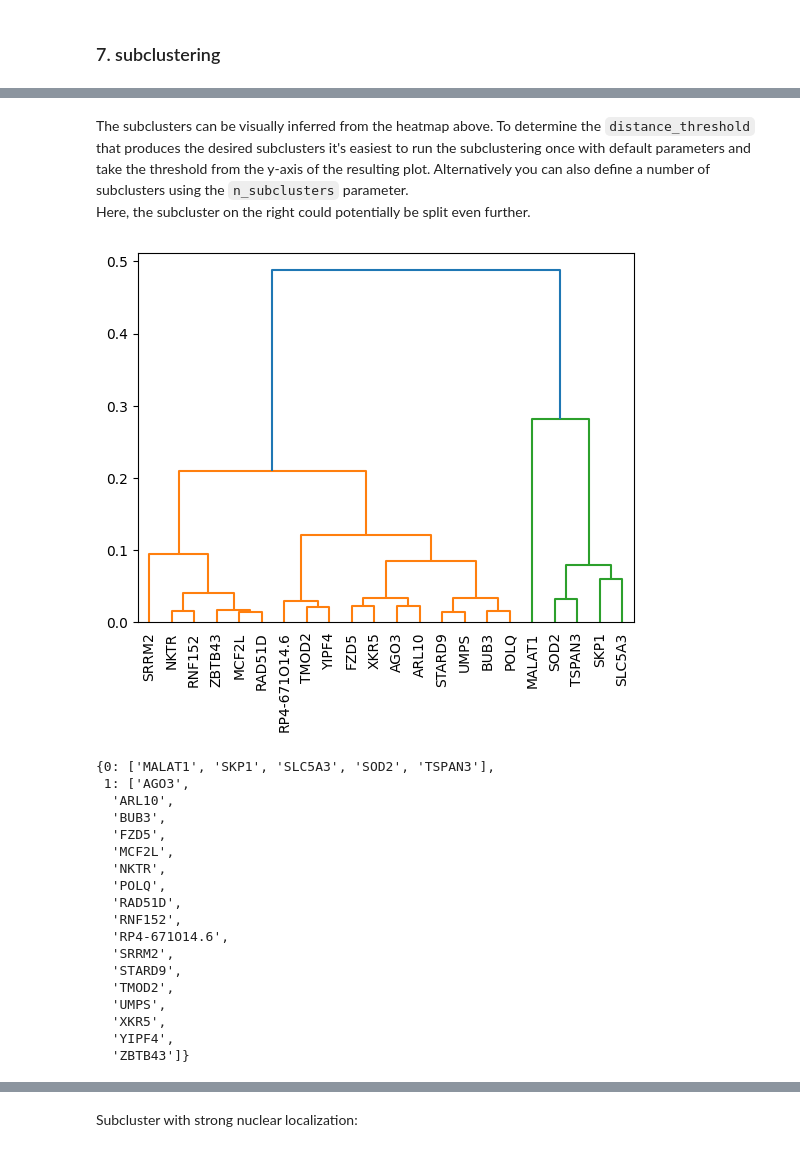
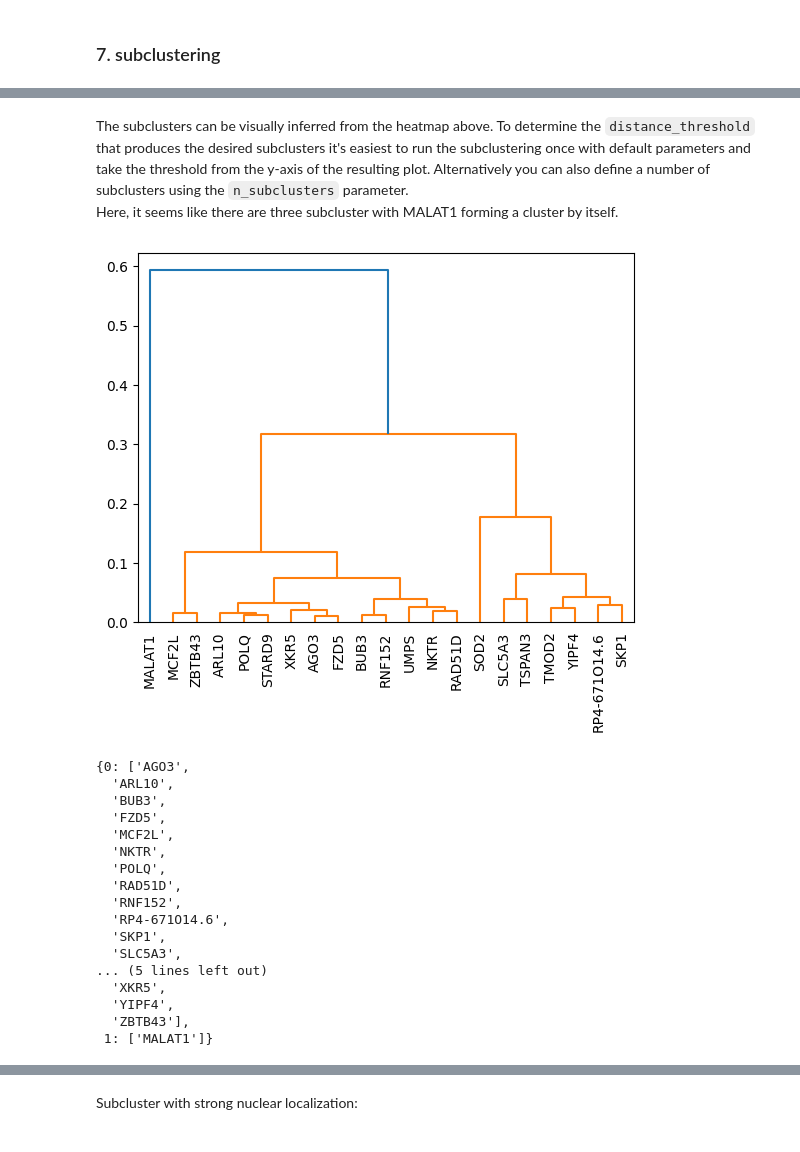
Before and after one commit to rajewsky-lab/pytrance, a Jupyter notebook: docs/tutorials/cell_line_u2os.ipynb, the cells around one changed output, grey strips where cells are left out. Cells and saved outputs as stored; diff of their text form; code cells hidden in the pictures.

```diff
--- a/docs/tutorials/cell_line_u2os.ipynb
+++ b/docs/tutorials/cell_line_u2os.ipynb
@@ -46,10 +36,10 @@ z_key = None
 # %% [markdown]
 The data has to be in anndata format with observations corresponding to single transcripts.
 # %%
-adata_cellular = sc.read_h5ad('data/u2os_merfish.h5ad')
+adata_cellular = pt.data.load_example()
 
 # subset and filter data
-if type(batches) is str:
+if batches == 'all':
     batch_list_str = adata_cellular.obs['batch'].unique()
     batch_list_int = [int(b) for b in batch_list_str]
 else:
@@ -59,7 +49,7 @@ else:
 adata_cellular_filtered = adata_cellular[adata_cellular.obs['batch'].isin(batch_list_str)].copy()
 adata_cellular_filtered.uns['points'] = adata_cellular_filtered.uns['points'][adata_cellular_filtered.uns['points']['batch'].isin(batch_list_int)].copy()
 
-# make one hot encoded matrix for transcripts
+# create one hot encoded matrix for transcripts
 genes_one_hot = OneHotEncoder().fit(np.sort(adata_cellular_filtered.uns['points'][gene_key].unique()).reshape(-1, 1)).transform(adata_cellular_filtered.uns['points'][gene_key].values.reshape(-1, 1))
 
 # create anndata object from dataframe
@@ -74,9 +64,9 @@ del genes_one_hot
 # filter by gene count
 genes_to_keep = adata.var_names[np.asarray(adata.X.sum(axis=0))[0] > min_gene_counts]
 adata = adata[adata.obs[gene_key].isin(genes_to_keep), genes_to_keep].copy()
-#filter by cell counts
+# filter by cell counts
 cell_counts = adata.obs[cell_key].value_counts()
-cells_to_keep = cell_counts.index[(cell_counts > max(min_cell_counts, n_neighbors))]
+cells_to_keep = cell_counts.index[(cell_counts > min_cell_counts)]
 adata = adata[adata.obs[cell_key].isin(cells_to_keep)].copy()
 adata.obs = adata.obs.reset_index(drop=True)
 
@@ -152,9 +163,12 @@ graph_kwargs = {
     'include_self': include_self
     }
 
+loader_generator = Generator()
+loader_generator.manual_seed(RANDOM_SEED)
+
 cell_indices = adata.obs.groupby(cell_key).indices
 data = pt.data.CellData(adata, cell_indices, graph_kwargs, seed=RANDOM_SEED)
-train_loader = DataLoader(data, batch_size=batch_size)
+train_loader = DataLoader(data, batch_size=batch_size, generator=loader_generator)
 # %% [output]
 preparing data loader ...
 setting up torch data set ...
@@ -168,8 +182,10 @@ pt.gnn.train(model,
              optimiser,
              device,
              embeds_shape,
-             epochs,
-             save_steps=None)
+             5,
+             save_steps=None,
+             save_final=False,
+             seed=RANDOM_SEED)
 
 embeds = pt.gnn.compute_embeddings(model, train_loader, embeds_shape)
 # %% [output]
@@ -247,7 +266,7 @@ detected 5 clusters
 ### 5. explore clusters visually
 # %%
 cluster = 2
-clustering_algo = 'leiden_ft'
+clustering_algo = 'leiden_elbow'
 gene_set = adata.var_names[adata.var[clustering_algo] == cluster]
 
 # sample random cells
@@ -317,20 +336,19 @@ plt.show()
 # %% [markdown]
 The subclusters can be visually inferred from the heatmap above. To determine the `distance_threshold` that produces the desired subclusters it's easiest to run the subclustering once with default parameters and take the threshold from the y-axis of the resulting plot. Alternatively you can also define a number of subclusters using the `n_subclusters` parameter.
-Here, the subcluster on the right could potentially be split even further.
+Here, it seems like there are three subcluster with MALAT1 forming a cluster by itself.
 # %%
+# default, only split in two clusters
 gene_set = adata.var[adata.var[clustering_algo] == cluster].index.tolist()
 gene_names_ordered = [label.get_text() for label in clustermap.ax_heatmap.get_xmajorticklabels()]
 
 cluster_gene_sets_subset = pt.tl.subcluster(corr_pd_cluster.to_numpy(),
                                             genes=gene_set,
-                                            distance_threshold=0.4,
                                             plot_tree=True,
                                             gene_names_ordered=gene_names_ordered)
 cluster_gene_sets_subset
 # %% [output]
-[figure, old version]
+[figure, new version]
-{0: ['MALAT1', 'SKP1', 'SLC5A3', 'SOD2', 'TSPAN3'],
- 1: ['AGO3',
+{0: ['AGO3',
   'ARL10',
   'BUB3',
   'FZD5',
@@ -340,10 +358,10 @@ cluster_gene_sets_subset
   'RAD51D',
   'RNF152',
   'RP4-671O14.6',
-  'SRRM2',
-  'STARD9',
-  'TMOD2',
-  'UMPS',
+  'SKP1',
+  'SLC5A3',
+... (5 lines left out)
   'XKR5',
   'YIPF4',
-  'ZBTB43']}
+  'ZBTB43'],
+ 1: ['MALAT1']}
```
Also changed, not shown: parts of 32 cells of this notebook, 9 other files.
